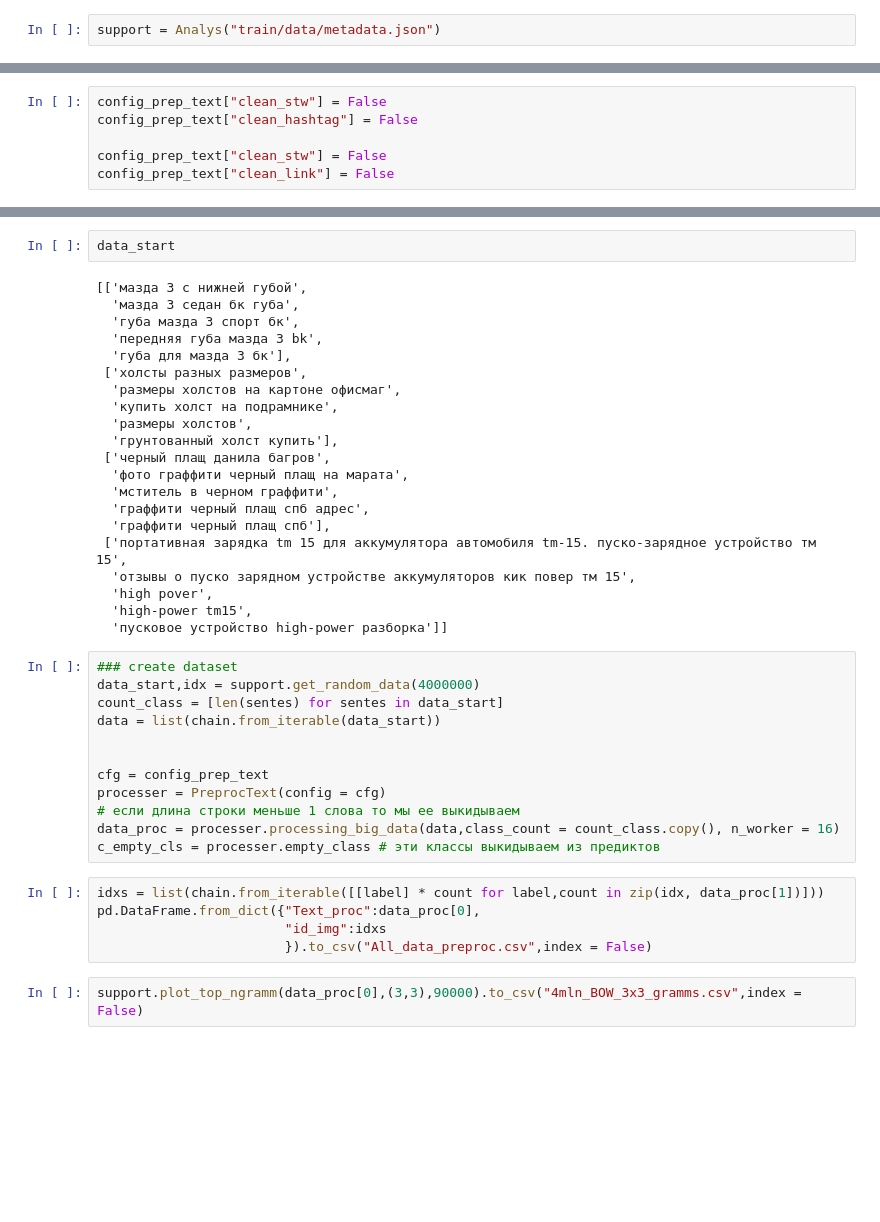
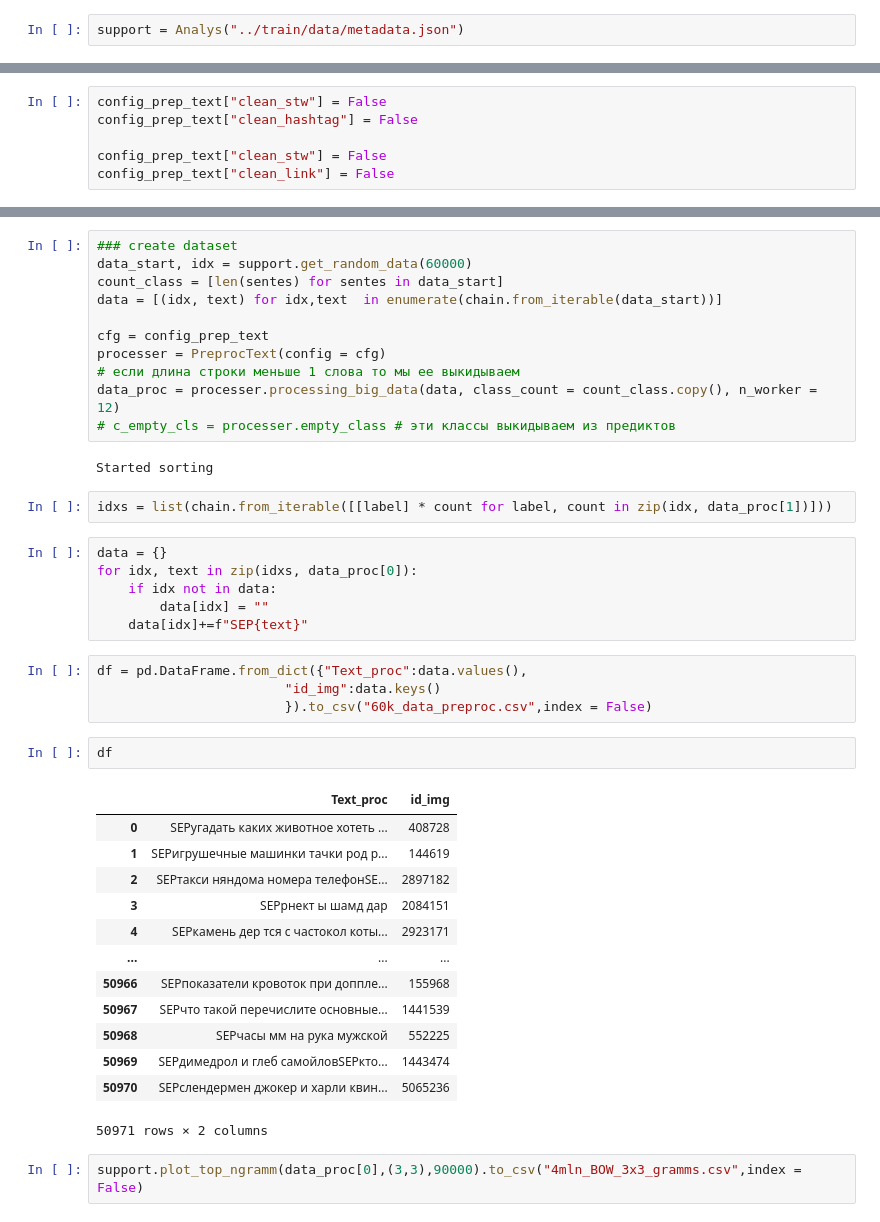
Before and after one commit to SkylarPro/YandexCupCV, a Jupyter notebook: src/clastering/clastering_data.ipynb, the cells around one changed output, grey strips where cells are left out. Saved outputs shown, nothing was run; the diff lists cells and outputs as text; blank space fills up the shorter version.

```diff
--- a/src/clastering/clastering_data.ipynb
+++ b/src/clastering/clastering_data.ipynb
@@ -31,5 +39,5 @@ None
 # %%
-support = Analys("train/data/metadata.json")
+support = Analys("../train/data/metadata.json")
 # %%
 n_components = 100
 pca_model =  PCA(n_components = n_components, random_state=32)
@@ -120,43 +112,44 @@ idx
-# %%
-data_start
-# %% [output]
-[['мазда 3 с нижней губой',
-  'мазда 3 седан бк губа',
-  'губа мазда 3 спорт бк',
-  'передняя губа мазда 3 bk',
-  'губа для мазда 3 бк'],
- ['холсты разных размеров',
-  'размеры холстов на картоне офисмаг',
-  'купить холст на подрамнике',
-  'размеры холстов',
-  'грунтованный холст купить'],
- ['черный плащ данила багров',
-  'фото граффити черный плащ на марата',
-  'мститель в черном граффити',
-  'граффити черный плащ спб адрес',
-  'граффити черный плащ спб'],
- ['портативная зарядка tm 15 для аккумулятора автомобиля tm-15. пуско-зарядное устройство тм 15',
-  'отзывы о пуско зарядном устройстве аккумуляторов кик повер тм 15',
-  'high pover',
-  'high-power tm15',
-  'пусковое устройство high-power разборка']]
 # %%
 ### create dataset
-data_start,idx = support.get_random_data(4000000)
+data_start, idx = support.get_random_data(60000)
 count_class = [len(sentes) for sentes in data_start]
-data = list(chain.from_iterable(data_start))
-
+data = [(idx, text) for idx,text  in enumerate(chain.from_iterable(data_start))]
 
 cfg = config_prep_text
 processer = PreprocText(config = cfg)
 # если длина строки меньше 1 слова то мы ее выкидываем
-data_proc = processer.processing_big_data(data,class_count = count_class.copy(), n_worker = 16)
-c_empty_cls = processer.empty_class # эти классы выкидываем из предиктов
+data_proc = processer.processing_big_data(data, class_count = count_class.copy(), n_worker = 12)
+# c_empty_cls = processer.empty_class # эти классы выкидываем из предиктов
+# %% [output]
+Started sorting
+# %%
+idxs = list(chain.from_iterable([[label] * count for label, count in zip(idx, data_proc[1])]))
+# %%
+data = {}
+for idx, text in zip(idxs, data_proc[0]):
+    if idx not in data:
+        data[idx] = ""
+    data[idx]+=f"SEP{text}"
 # %%
-idxs = list(chain.from_iterable([[label] * count for label,count in zip(idx, data_proc[1])]))
-pd.DataFrame.from_dict({"Text_proc":data_proc[0],
-                        "id_img":idxs
-                        }).to_csv("All_data_preproc.csv",index = False)
+df = pd.DataFrame.from_dict({"Text_proc":data.values(),
+                        "id_img":data.keys()
+                        }).to_csv("60k_data_preproc.csv",index = False)
+# %%
+df
+# %% [output]
+|  | Text_proc | id_img |
+| 0 | SEPугадать каких животное хотеть ... | 408728 |
+| 1 | SEPигрушечные машинки тачки род р... | 144619 |
+| 2 | SEPтакси няндома номера телефонSE... | 2897182 |
+| 3 | SEPрнект ы шамд дар | 2084151 |
+| 4 | SEPкамень дер тся с частокол коты... | 2923171 |
+| ... | ... | ... |
+| 50966 | SEPпоказатели кровоток при доппле... | 155968 |
+| 50967 | SEPчто такой перечислите основные... | 1441539 |
+| 50968 | SEPчасы мм на рука мужской | 552225 |
+| 50969 | SEPдимедрол и глеб самойловSEPкто... | 1443474 |
+| 50970 | SEPслендермен джокер и харли квин... | 5065236 |
+50971 rows × 2 columns
 # %%
 support.plot_top_ngramm(data_proc[0],(3,3),90000).to_csv("4mln_BOW_3x3_gramms.csv",index = False)
 # %%
```
Also changed, not shown: parts of 7 cells of this notebook, 6 other files.
